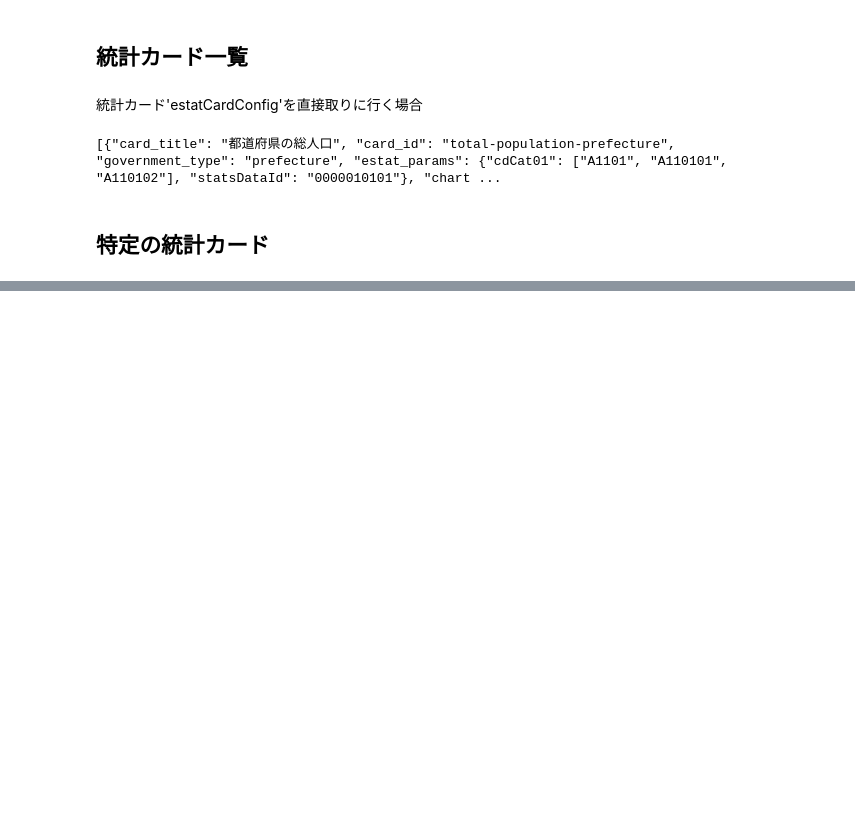
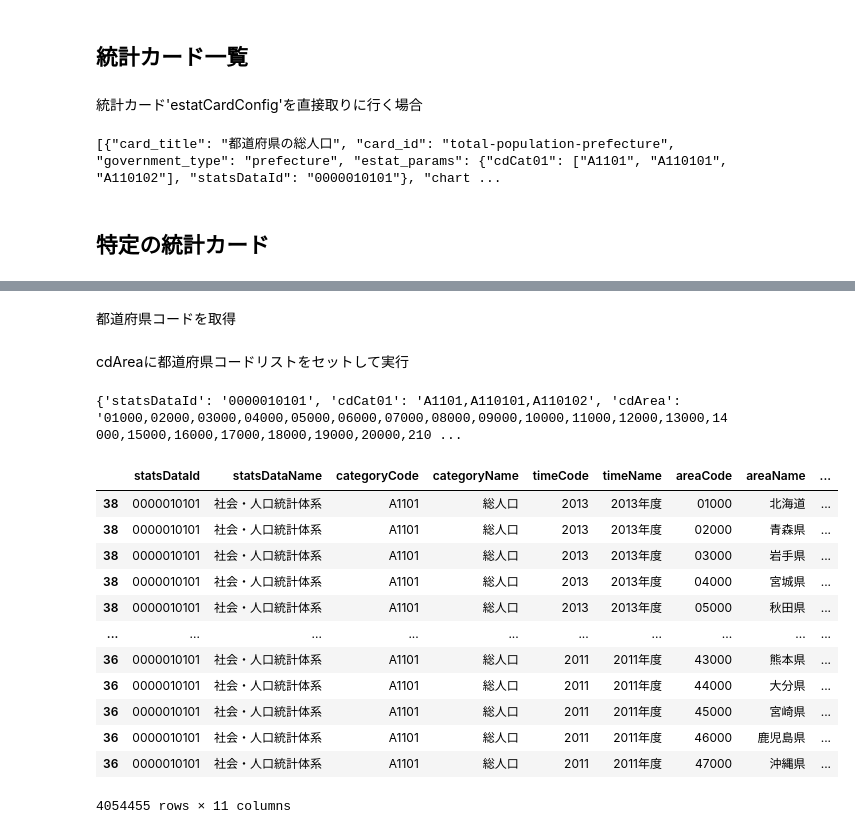
Before and after one commit to dicechick373/dicechick373, a Jupyter notebook: contentfulのデータ分析.ipynb, the cells around one changed output, grey strips where cells are left out. Drawn from its saved outputs; the diff is of its cells as text; code cells hidden in the pictures; blank space fills up the shorter version.

```diff
--- a/contentfulのデータ分析.ipynb
+++ b/contentfulのデータ分析.ipynb
@@ -199,0 +398,3 @@ print(estat_card)
+# %%
+df = get_estat_dataframe(params)
+df
@@ -199,0 +416,55 @@ print(estat_card)
+# %% [markdown]
+都道府県コードを取得
+# %%
+def get_pref_codes():
+  c = 'statistics-hyogo/preflist.json'
+  with open(c) as j:
+    prefList = json.load(j)
+    pref_codes = [d.get('prefCode') for d in prefList['result']]
+
+  return [f'{n:02}'+'000' for n in pref_codes]
+
+pref_codes = get_pref_codes()
+# %% [markdown]
+cdAreaに都道府県コードリストをセットして実行
+# %%
+params = {}
+
+params['statsDataId'] = '0000010101'
+params['cdCat01'] = ",".join(['A1101',"A110101","A110102"])
+params['cdArea']=",".join(pref_codes)
+print(params)
+# %% [output]
+{'statsDataId': '0000010101', 'cdCat01': 'A1101,A110101,A110102', 'cdArea': '01000,02000,03000,04000,05000,06000,07000,08000,09000,10000,11000,12000,13000,14000,15000,16000,17000,18000,19000,20000,210 ...
+# %%
+def get_estat_dataframe(params):
+  # estat-APIのレスポンス取得
+  res = get_estat_response(params)
+
+  # レスポンスをDataFrameに変換
+  df = conv_estat_response_to_dataframe(res)
+
+  # DataFrameを整形
+  df = format_estat_dataframe(df)
+
+  # 順位を付与
+  df = format_estat_dataframe_withrank(df)
+
+  return df
+# %%
+df = get_estat_dataframe(params)
+df
+# %% [output]
+|  | statsDataId | statsDataName | categoryCode | categoryName | timeCode | timeName | areaCode | areaName | ... |
+| 38 | 0000010101 | 社会・人口統計体系 | A1101 | 総人口 | 2013 | 2013年度 | 01000 | 北海道 | ... |
+| 38 | 0000010101 | 社会・人口統計体系 | A1101 | 総人口 | 2013 | 2013年度 | 02000 | 青森県 | ... |
+| 38 | 0000010101 | 社会・人口統計体系 | A1101 | 総人口 | 2013 | 2013年度 | 03000 | 岩手県 | ... |
+| 38 | 0000010101 | 社会・人口統計体系 | A1101 | 総人口 | 2013 | 2013年度 | 04000 | 宮城県 | ... |
+| 38 | 0000010101 | 社会・人口統計体系 | A1101 | 総人口 | 2013 | 2013年度 | 05000 | 秋田県 | ... |
+| ... | ... | ... | ... | ... | ... | ... | ... | ... | ... |
+| 36 | 0000010101 | 社会・人口統計体系 | A1101 | 総人口 | 2011 | 2011年度 | 43000 | 熊本県 | ... |
+| 36 | 0000010101 | 社会・人口統計体系 | A1101 | 総人口 | 2011 | 2011年度 | 44000 | 大分県 | ... |
+| 36 | 0000010101 | 社会・人口統計体系 | A1101 | 総人口 | 2011 | 2011年度 | 45000 | 宮崎県 | ... |
+| 36 | 0000010101 | 社会・人口統計体系 | A1101 | 総人口 | 2011 | 2011年度 | 46000 | 鹿児島県 | ... |
+| 36 | 0000010101 | 社会・人口統計体系 | A1101 | 総人口 | 2011 | 2011年度 | 47000 | 沖縄県 | ... |
+4054455 rows × 11 columns
```
Also changed, not shown: parts of 24 cells of this notebook.
